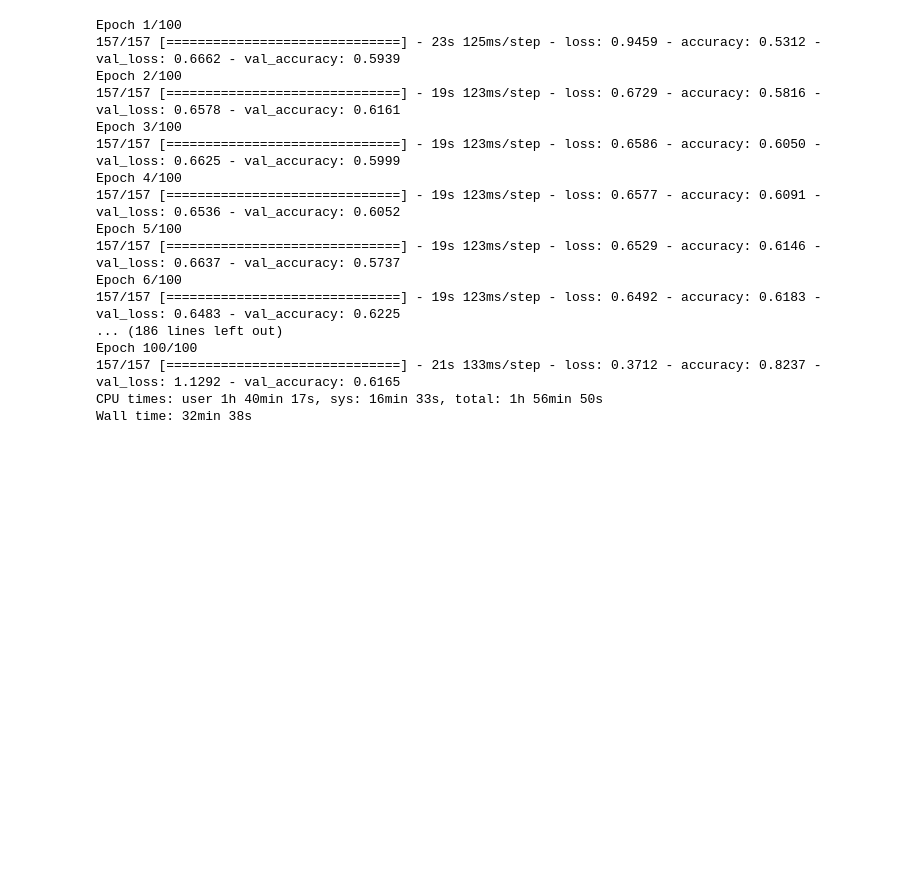
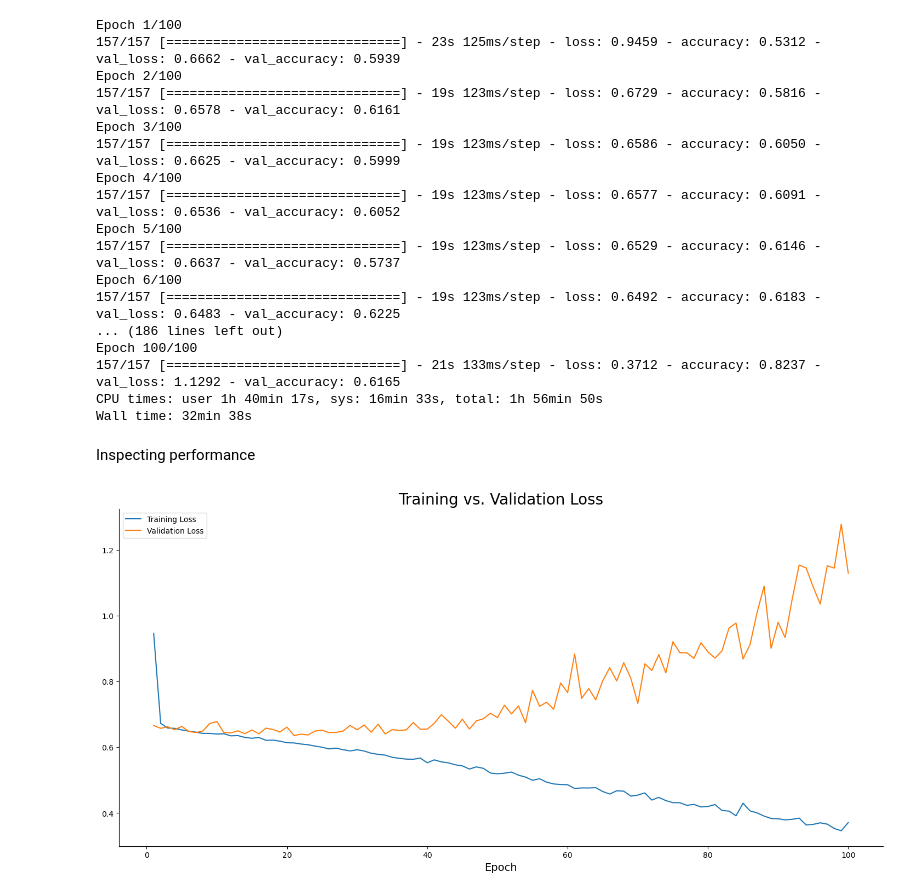
Before and after one commit to derekxueyonghai/TF-image-processing, a Jupyter notebook: 009_CNN_002_Image_Classification_With_ANN.ipynb, the cells around one changed output. Drawn from its saved outputs; the diff is of its cells as text; code cells hidden in the pictures; blank space fills up the shorter version.

```diff
--- a/009_CNN_002_Image_Classification_With_ANN.ipynb
+++ b/009_CNN_002_Image_Classification_With_ANN.ipynb
@@ -282,3 +282,20 @@ Epoch 100/100
 157/157 [==============================] - 21s 133ms/step - loss: 0.3712 - accuracy: 0.8237 - val_loss: 1.1292 - val_accuracy: 0.6165
 CPU times: user 1h 40min 17s, sys: 16min 33s, total: 1h 56min 50s
 Wall time: 32min 38s
+# %% [markdown]
+Inspecting performance
+# %%
+import matplotlib.pyplot as plt
+from matplotlib import rcParams
+
+rcParams['figure.figsize'] = (18, 8)
+rcParams['axes.spines.top'] = False
+rcParams['axes.spines.right'] = False
+# %%
+plt.plot(np.arange(1, 101), history.history['loss'], label='Training Loss')
+plt.plot(np.arange(1, 101), history.history['val_loss'], label='Validation Loss')
+plt.title('Training vs. Validation Loss', size=20)
+plt.xlabel('Epoch', size=14)
+plt.legend();
+# %% [output]
+[figure, added]
```
Also changed, not shown: parts of 1 cell of this notebook.
